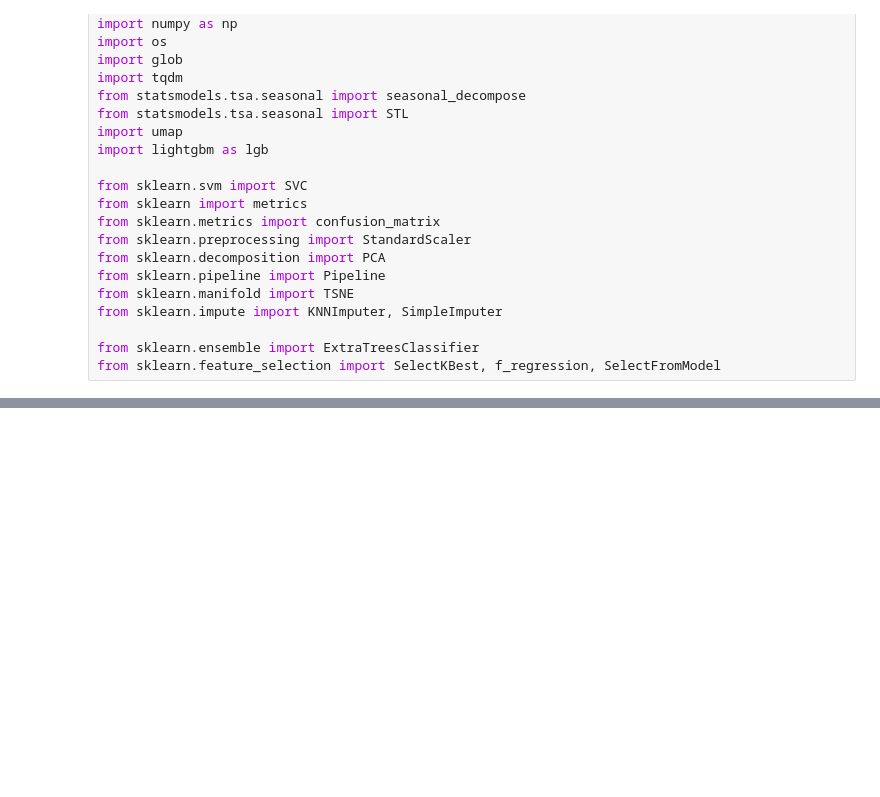
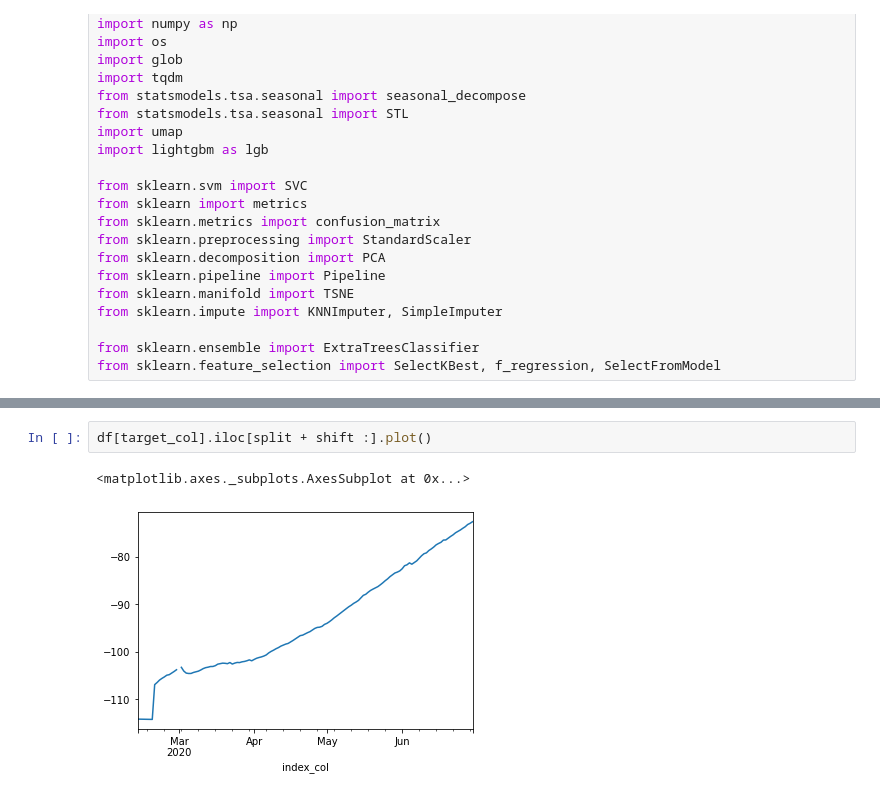
Before and after one commit to thomas-wsbd/acea-water-prediction, a Jupyter notebook: features.ipynb, the cells around one changed output, grey strips where cells are left out. Drawn from its saved outputs; the diff is of its cells as text; blank space fills up the shorter version.

```diff
--- a/features.ipynb
+++ b/features.ipynb
@@ -241,0 +301,5 @@ for dataset in data_sets:
+# %%
+df[target_col].iloc[split + shift :].plot()
+# %% [output]
+<matplotlib.axes._subplots.AxesSubplot at 0x...>
+[figure, added]
```
Also changed, not shown: parts of 4 cells of this notebook.
